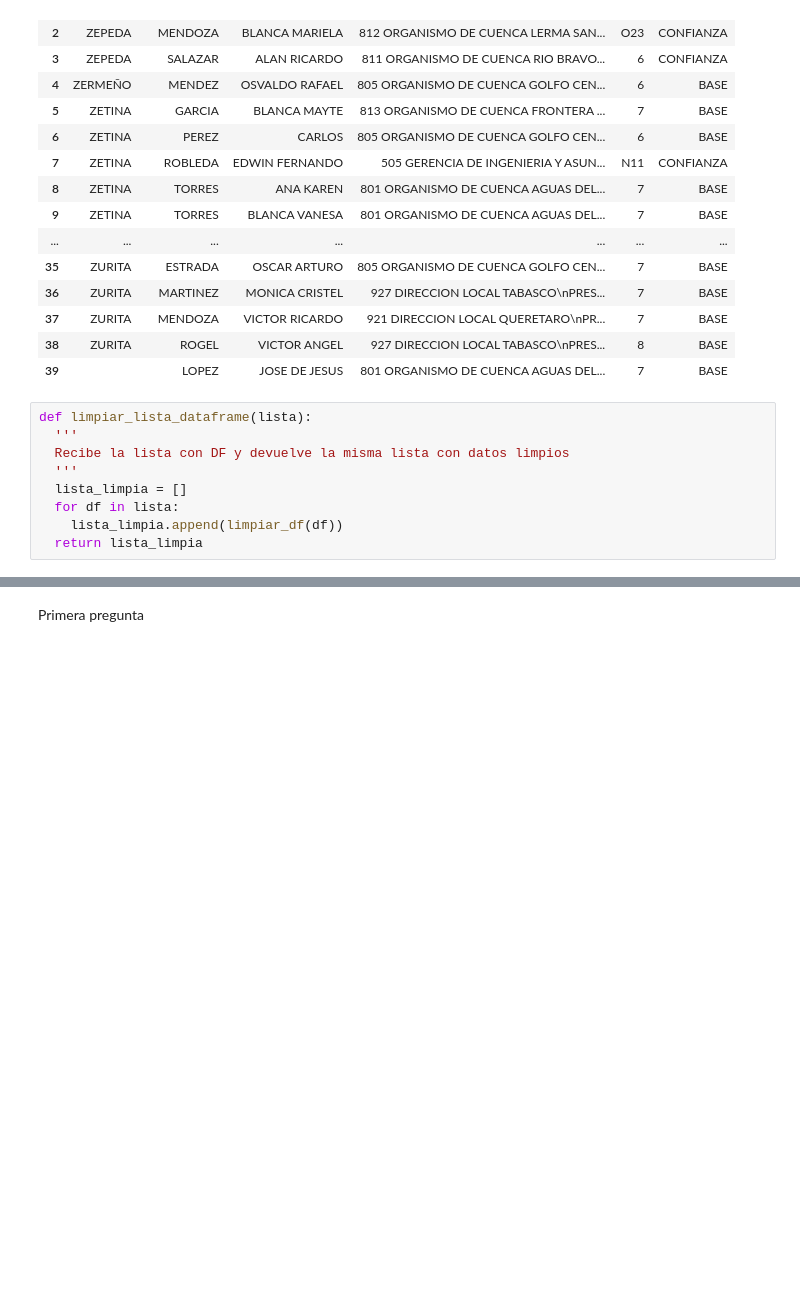
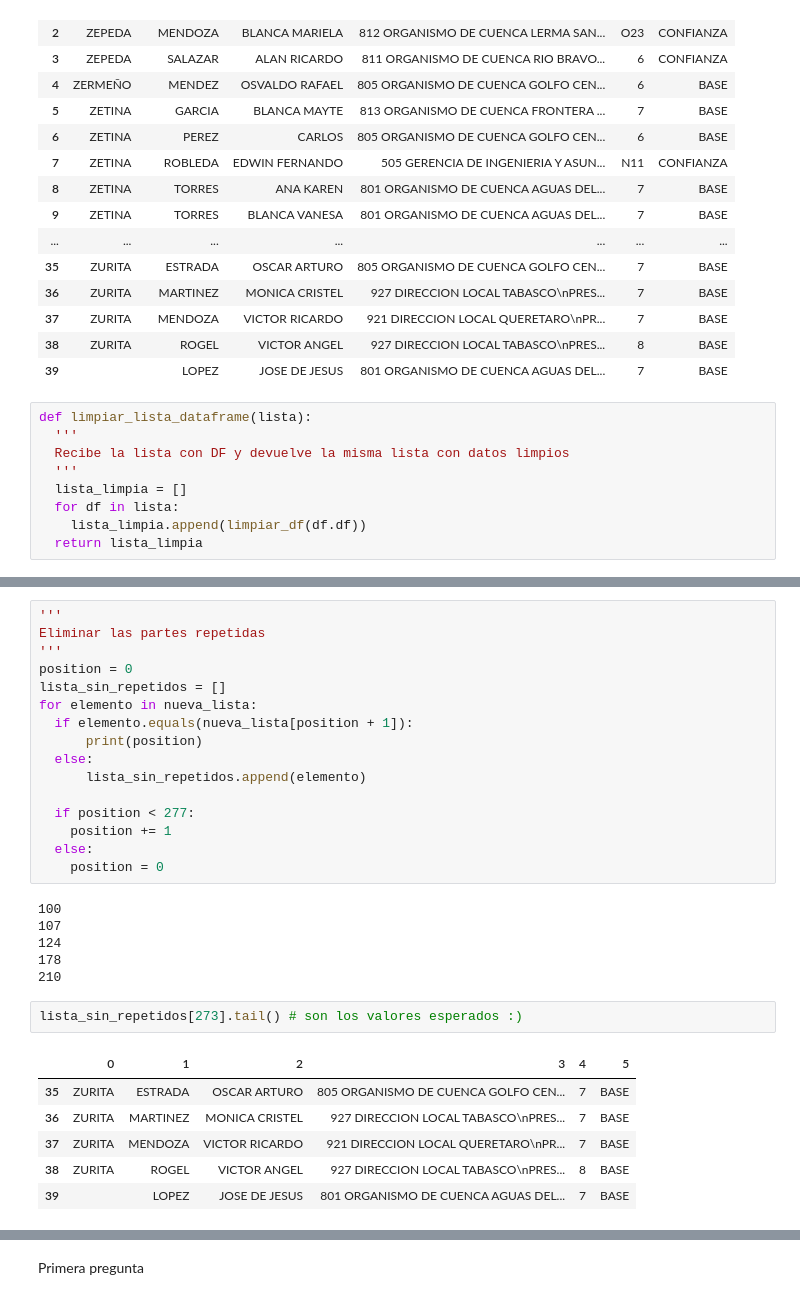
Before and after one commit to Daniel-Martinez24/cuenca-empleados, a Jupyter notebook: cuenca.ipynb, the cells around one changed output, grey strips where cells are left out. Drawn from its saved outputs; the diff is of its cells as text; blank space fills up the shorter version.

```diff
--- a/cuenca.ipynb
+++ b/cuenca.ipynb
@@ -72,7 +72,7 @@ def limpiar_lista_dataframe(lista):
   '''
   lista_limpia = []
   for df in lista:
-    lista_limpia.append(limpiar_df(df))
+    lista_limpia.append(limpiar_df(df.df))
   return lista_limpia
 # %%
 def limpiar_df(df, espacios=range(0,2), cabecera=1):
@@ -88,0 +120,31 @@ AttributeError: ignored
+# %%
+'''
+Eliminar las partes repetidas
+'''
+position = 0
+lista_sin_repetidos = []
+for elemento in nueva_lista:
+  if elemento.equals(nueva_lista[position + 1]):
+      print(position)
+  else:
+      lista_sin_repetidos.append(elemento)
+
+  if position < 277:
+    position += 1
+  else:
+    position = 0
+# %% [output]
+100
+107
+124
+178
+210
+# %%
+lista_sin_repetidos[273].tail() # son los valores esperados :)
+# %% [output]
+|  | 0 | 1 | 2 | 3 | 4 | 5 |
+| 35 | ZURITA | ESTRADA | OSCAR ARTURO | 805 ORGANISMO DE CUENCA GOLFO CEN... | 7 | BASE |
+| 36 | ZURITA | MARTINEZ | MONICA CRISTEL | 927 DIRECCION LOCAL TABASCO\nPRES... | 7 | BASE |
+| 37 | ZURITA | MENDOZA | VICTOR RICARDO | 921 DIRECCION LOCAL QUERETARO\nPR... | 7 | BASE |
+| 38 | ZURITA | ROGEL | VICTOR ANGEL | 927 DIRECCION LOCAL TABASCO\nPRES... | 8 | BASE |
+| 39 |  | LOPEZ | JOSE DE JESUS | 801 ORGANISMO DE CUENCA AGUAS DEL... | 7 | BASE |
```
Also changed, not shown: parts of 6 cells of this notebook.
